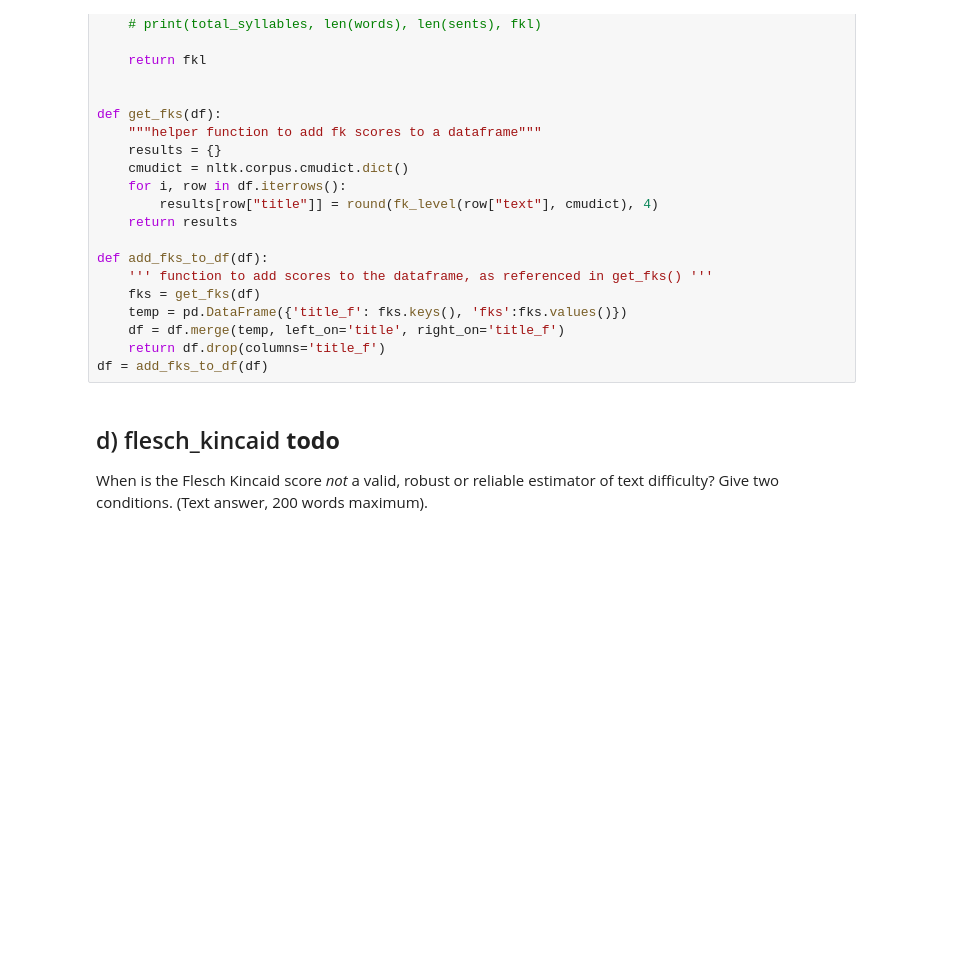
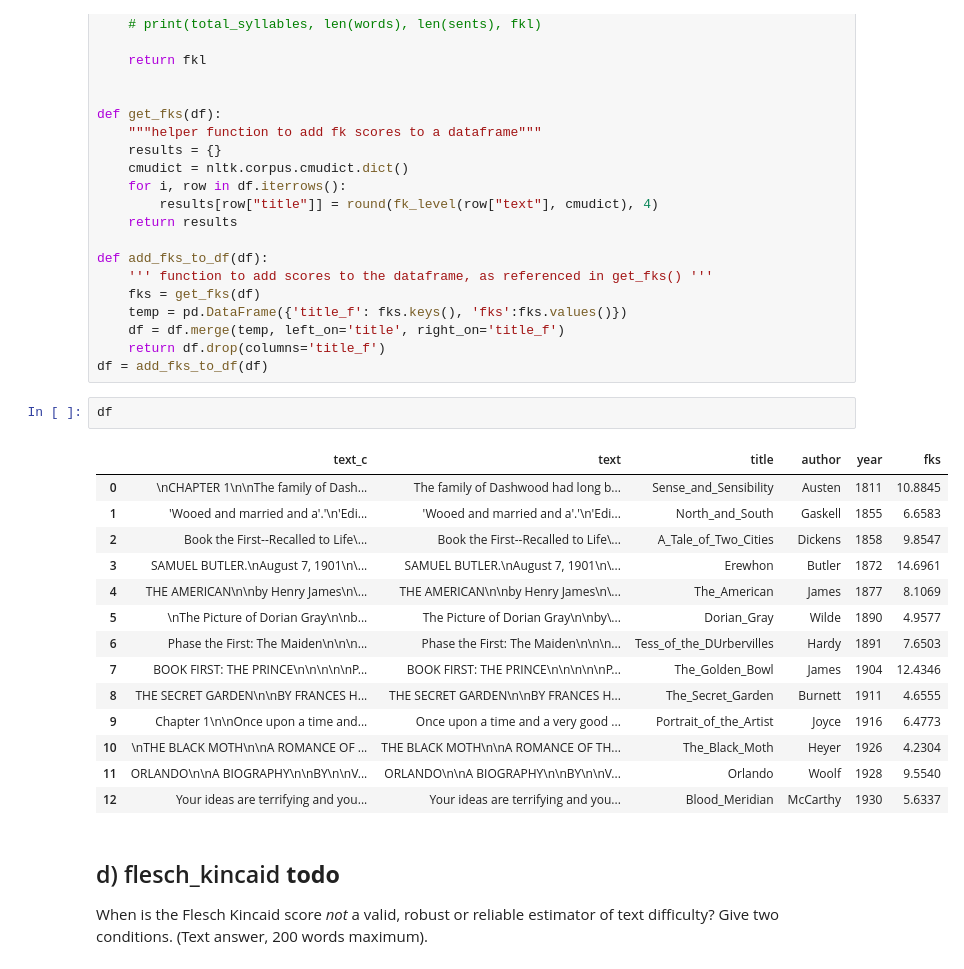
Before and after one commit to Birkbeck/nlp-coursework-2024-25-G-f49uM-1, a Jupyter notebook: Outline.ipynb, the cells around one changed output. Cells and saved outputs as stored; diff of their text form; blank space fills up the shorter version.

```diff
--- a/Outline.ipynb
+++ b/Outline.ipynb
@@ -211,6 +211,23 @@ def add_fks_to_df(df):
     df = df.merge(temp, left_on='title', right_on='title_f')
     return df.drop(columns='title_f')
 df = add_fks_to_df(df)
+# %%
+df
+# %% [output]
+|  | text_c | text | title | author | year | fks |
+| 0 | \nCHAPTER 1\n\nThe family of Dash... | The family of Dashwood had long b... | Sense_and_Sensibility | Austen | 1811 | 10.8845 |
+| 1 | 'Wooed and married and a'.'\n'Edi... | 'Wooed and married and a'.'\n'Edi... | North_and_South | Gaskell | 1855 | 6.6583 |
+| 2 | Book the First--Recalled to Life\... | Book the First--Recalled to Life\... | A_Tale_of_Two_Cities | Dickens | 1858 | 9.8547 |
+| 3 | SAMUEL BUTLER.\nAugust 7, 1901\n\... | SAMUEL BUTLER.\nAugust 7, 1901\n\... | Erewhon | Butler | 1872 | 14.6961 |
+| 4 | THE AMERICAN\n\nby Henry James\n\... | THE AMERICAN\n\nby Henry James\n\... | The_American | James | 1877 | 8.1069 |
+| 5 | \nThe Picture of Dorian Gray\n\nb... | The Picture of Dorian Gray\n\nby\... | Dorian_Gray | Wilde | 1890 | 4.9577 |
+| 6 | Phase the First: The Maiden\n\n\n... | Phase the First: The Maiden\n\n\n... | Tess_of_the_DUrbervilles | Hardy | 1891 | 7.6503 |
+| 7 | BOOK FIRST: THE PRINCE\n\n\n\n\nP... | BOOK FIRST: THE PRINCE\n\n\n\n\nP... | The_Golden_Bowl | James | 1904 | 12.4346 |
+| 8 | THE SECRET GARDEN\n\nBY FRANCES H... | THE SECRET GARDEN\n\nBY FRANCES H... | The_Secret_Garden | Burnett | 1911 | 4.6555 |
+| 9 | Chapter 1\n\nOnce upon a time and... | Once upon a time and a very good ... | Portrait_of_the_Artist | Joyce | 1916 | 6.4773 |
+| 10 | \nTHE BLACK MOTH\n\nA ROMANCE OF ... | THE BLACK MOTH\n\nA ROMANCE OF TH... | The_Black_Moth | Heyer | 1926 | 4.2304 |
+| 11 | ORLANDO\n\nA BIOGRAPHY\n\nBY\n\nV... | ORLANDO\n\nA BIOGRAPHY\n\nBY\n\nV... | Orlando | Woolf | 1928 | 9.5540 |
+| 12 | Your ideas are terrifying and you... | Your ideas are terrifying and you... | Blood_Meridian | McCarthy | 1930 | 5.6337 |
 # %% [markdown]
 ## d) flesch_kincaid **todo**
 When is the Flesch Kincaid score *not* a valid, robust or reliable estimator of text difficulty? Give two conditions. (Text answer, 200 words maximum).
```
Also changed, not shown: parts of 2 cells of this notebook.
